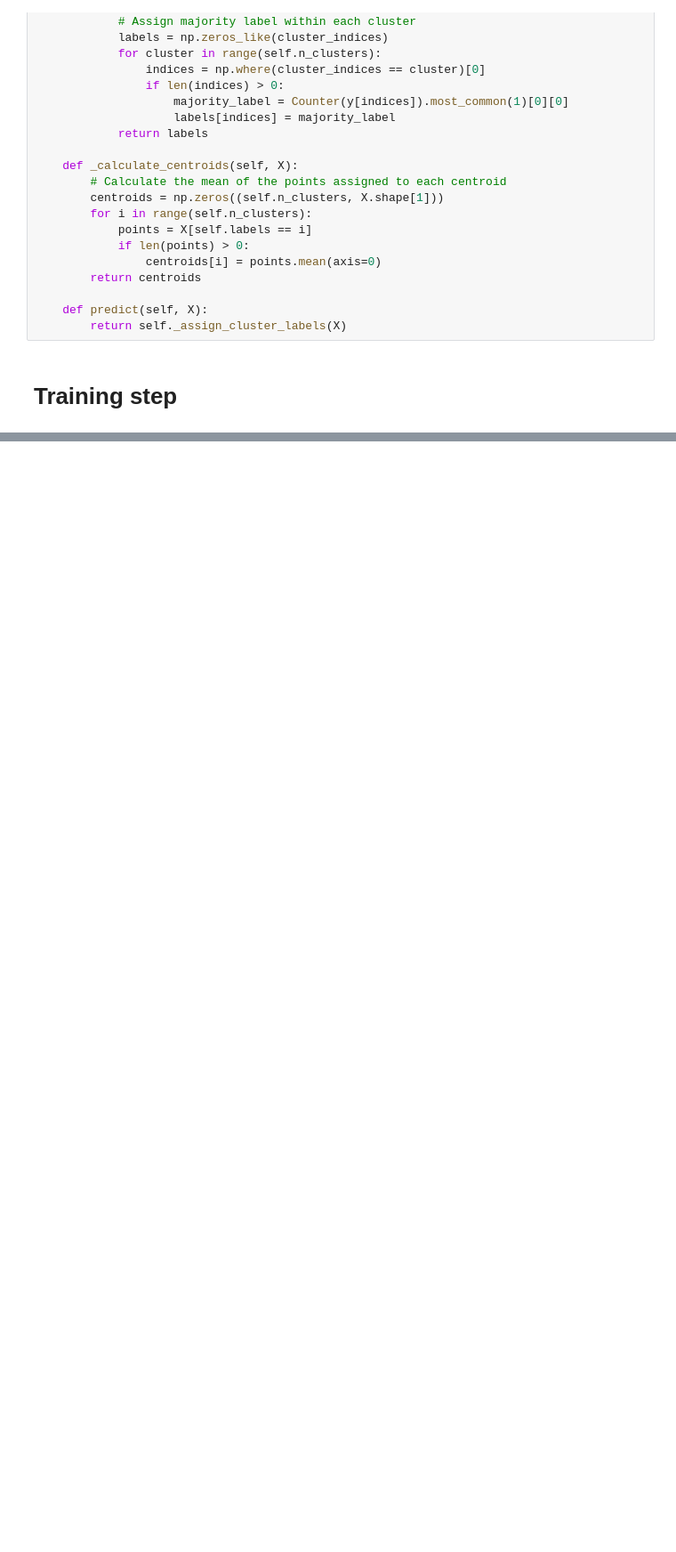
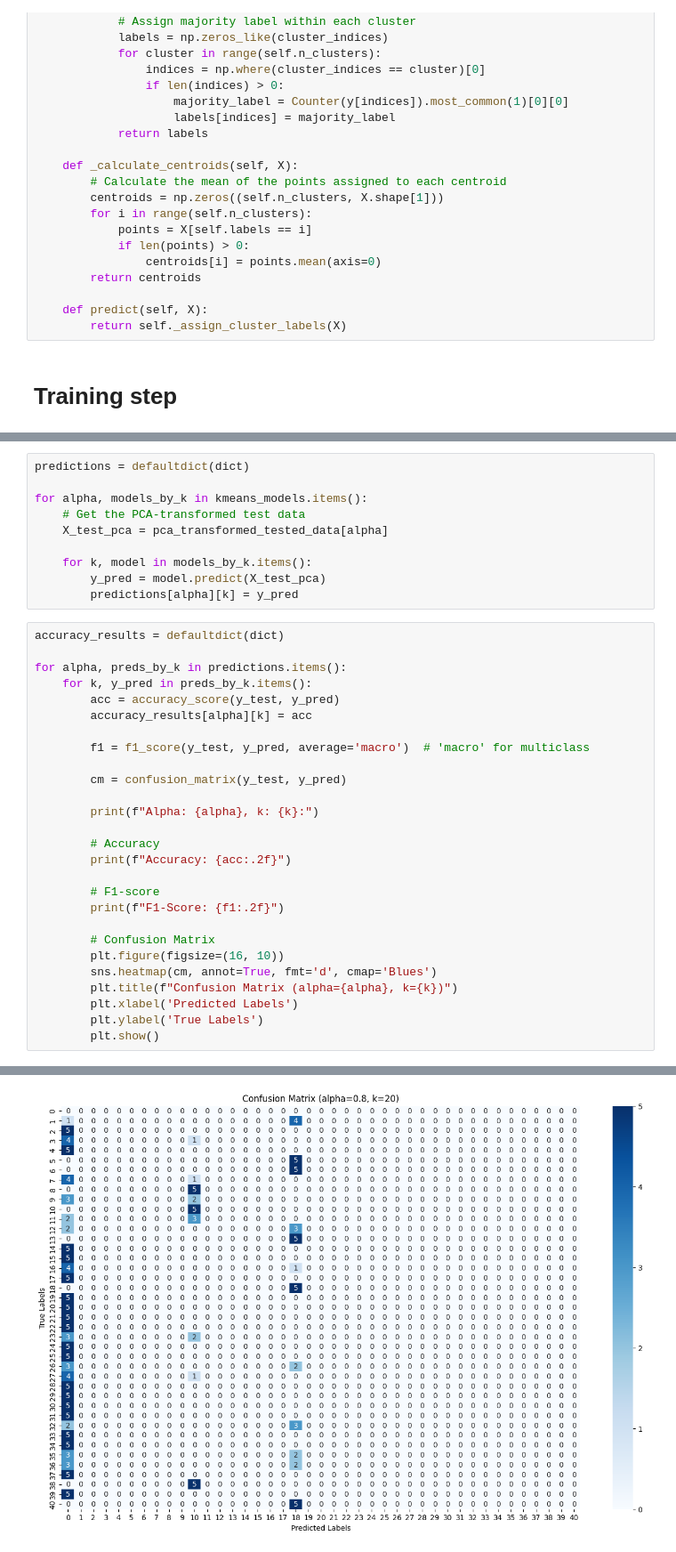
Before and after one commit to omarkhaled1853/Face-Recognition, a Jupyter notebook: k-means-clustering.ipynb, the cells around one changed output, grey strips where cells are left out. Shown at 89% size. Saved outputs shown, nothing was run; the diff lists cells and outputs as text; blank space fills up the shorter version.

Commit message:
Making prediction and compute some metrics

```diff
--- a/k-means-clustering.ipynb
+++ b/k-means-clustering.ipynb
@@ -184,0 +214,38 @@ At k=40 clusters_labels:
+# %%
+predictions = defaultdict(dict)
+
+for alpha, models_by_k in kmeans_models.items():
+    # Get the PCA-transformed test data
+    X_test_pca = pca_transformed_tested_data[alpha]
+
+    for k, model in models_by_k.items():
+        y_pred = model.predict(X_test_pca)
+        predictions[alpha][k] = y_pred
+# %%
+accuracy_results = defaultdict(dict)
+
+for alpha, preds_by_k in predictions.items():
+    for k, y_pred in preds_by_k.items():
+        acc = accuracy_score(y_test, y_pred)
+        accuracy_results[alpha][k] = acc
+
+        f1 = f1_score(y_test, y_pred, average='macro')  # 'macro' for multiclass
+
+        cm = confusion_matrix(y_test, y_pred)
+
+        print(f"Alpha: {alpha}, k: {k}:")
+
+        # Accuracy
+        print(f"Accuracy: {acc:.2f}")
+
+        # F1-score
+        print(f"F1-Score: {f1:.2f}")
+
+        # Confusion Matrix
+        plt.figure(figsize=(16, 10))
+        sns.heatmap(cm, annot=True, fmt='d', cmap='Blues')
+        plt.title(f"Confusion Matrix (alpha={alpha}, k={k})")
+        plt.xlabel('Predicted Labels')
+        plt.ylabel('True Labels')
+        plt.show()
+# %% [output]
@@ -184,0 +255 @@ At k=40 clusters_labels:
+[figure, added]
```
Also changed, not shown: parts of 9 cells of this notebook.
